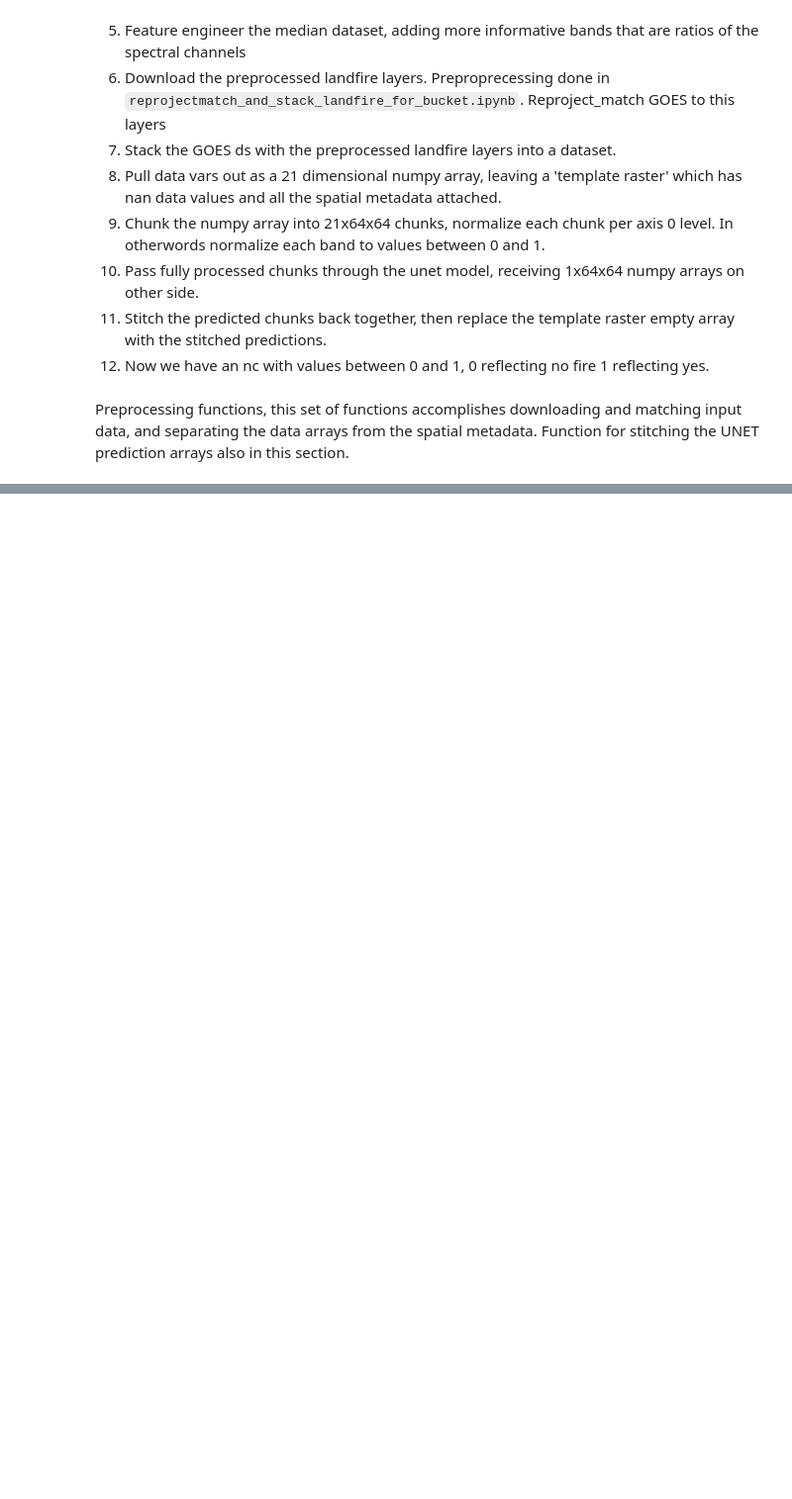
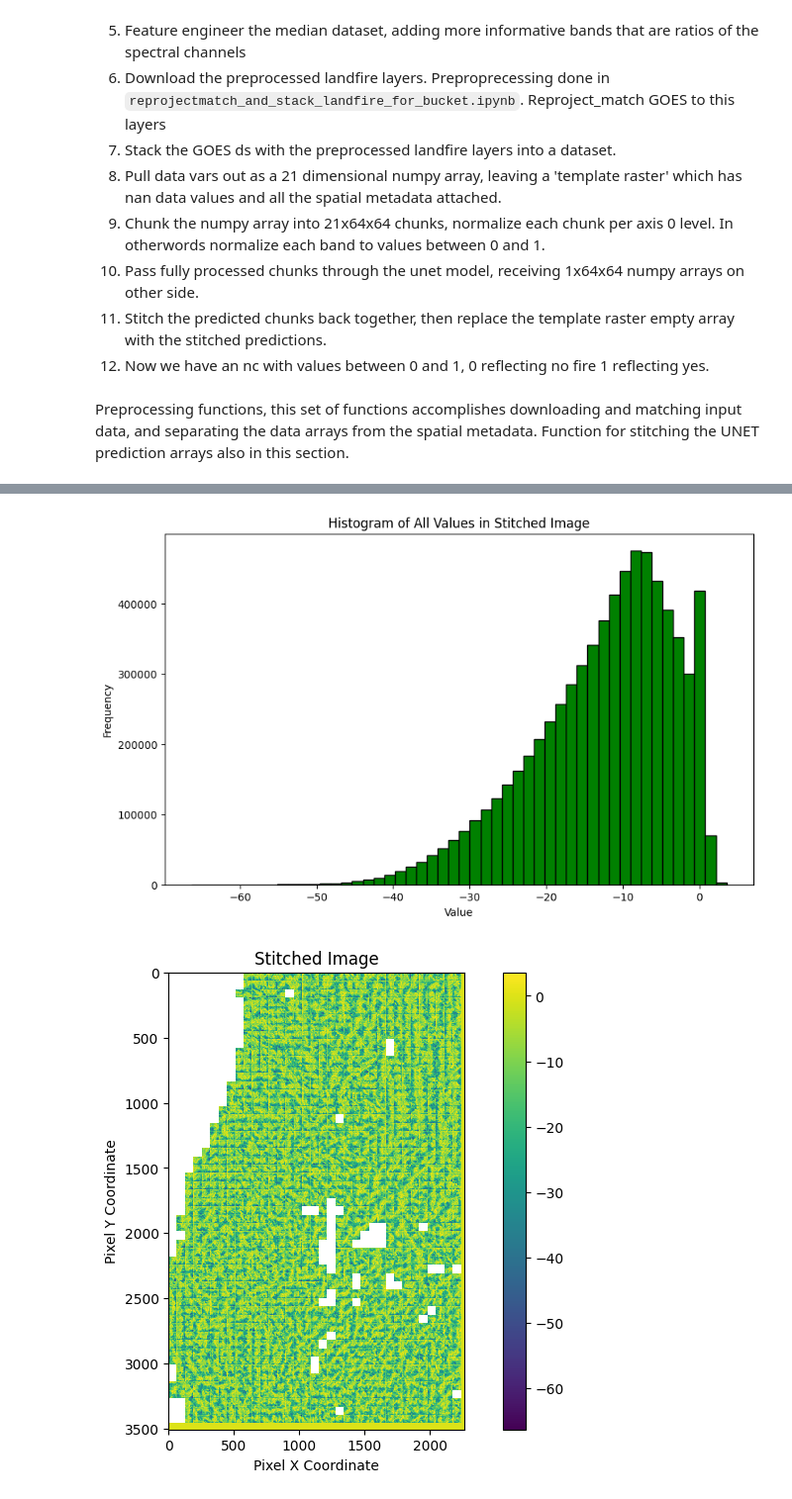
Before and after one commit to hunterad93/firenet, a Jupyter notebook: src/scratch_work/adam_scratchwork/firenet_preprocessing_function_scratch.ipynb, the cells around one changed output, grey strips where cells are left out. Shown at 99% size. Saved outputs shown, nothing was run; the diff lists cells and outputs as text; code cells hidden in the pictures; blank space fills up the shorter version.

```diff
--- a/src/scratch_work/adam_scratchwork/firenet_preprocessing_function_scratch.ipynb
+++ b/src/scratch_work/adam_scratchwork/firenet_preprocessing_function_scratch.ipynb
@@ -668,3 +686,26 @@ print(f"Count of non-zero values: {non_zero_vals}")
+# %%
+import matplotlib.pyplot as plt
+import numpy as np
+
+# Plot a histogram of all values in the stitched array
+plt.figure(figsize=(10, 6))
+plt.hist(stitched.flatten(), bins=50, color='green', edgecolor='black')
+plt.title('Histogram of All Values in Stitched Image')
+plt.xlabel('Value')
+plt.ylabel('Frequency')
+plt.show()
+
+# Plot the stitched values as an image
+plt.figure(figsize=(10, 6))
+plt.imshow(stitched, cmap='viridis', interpolation='none')
+plt.colorbar()
+plt.title('Stitched Image')
+plt.xlabel('Pixel X Coordinate')
+plt.ylabel('Pixel Y Coordinate')
+plt.show()
+# %% [output]
+[figure, added]
+[figure, added]
 # %%
 template[list(stacked_ds.data_vars)[0]].values = np.expand_dims(stitched, axis=0)
 # %%
```
Also changed, not shown: parts of 11 cells of this notebook.
